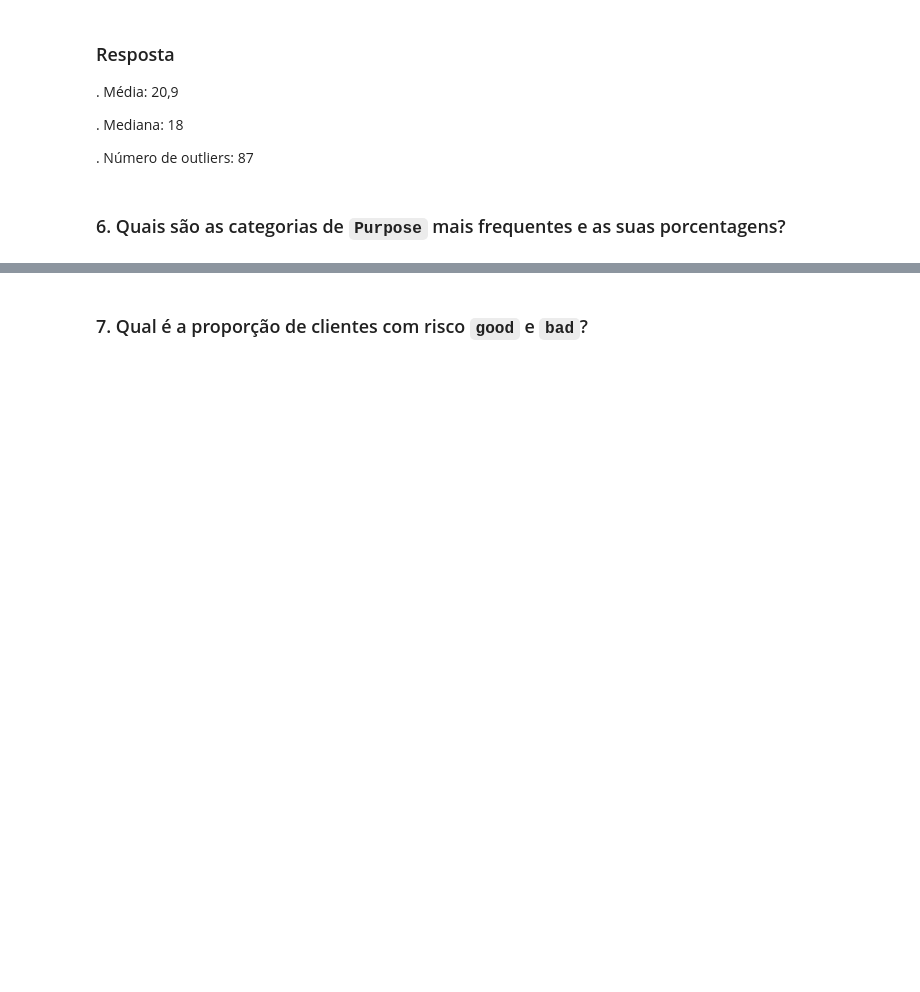
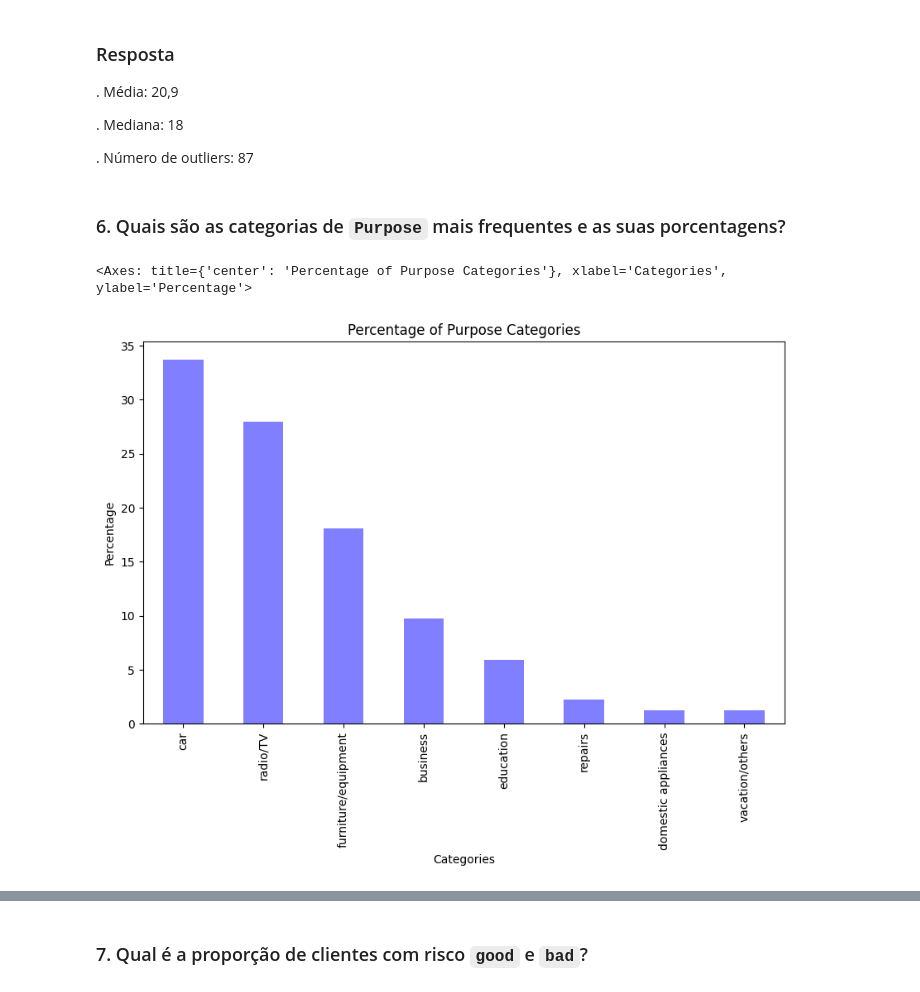
Before and after one commit to engjoaofaro/descriptive-statistics-practical-task-01, a Jupyter notebook: Atividade Prática 1.ipynb, the cells around one changed output, grey strips where cells are left out. Cells and saved outputs as stored; diff of their text form; code cells hidden in the pictures; blank space fills up the shorter version.

```diff
--- a/Atividade Prática 1.ipynb
+++ b/Atividade Prática 1.ipynb
@@ -292,3 +292,16 @@ plt.show()
 . Número de outliers: 87
 # %% [markdown]
 ### 6. Quais são as categorias de `Purpose` mais frequentes e as suas porcentagens?
+# %%
+# Trying to plot something with the Purpose column
+purpose_counts = credit_risk['Purpose'].value_counts(normalize=True) * 100
+plt.figure(figsize=(10, 6))
+purpose_counts.plot(kind='bar',
+                    title='Percentage of Purpose Categories',
+                    xlabel='Categories',
+                    alpha=0.5,
+                    ylabel='Percentage',
+                    color='blue')
+# %% [output]
+<Axes: title={'center': 'Percentage of Purpose Categories'}, xlabel='Categories', ylabel='Percentage'>
+[figure, added]
```
Also changed, not shown: parts of 2 cells of this notebook.
